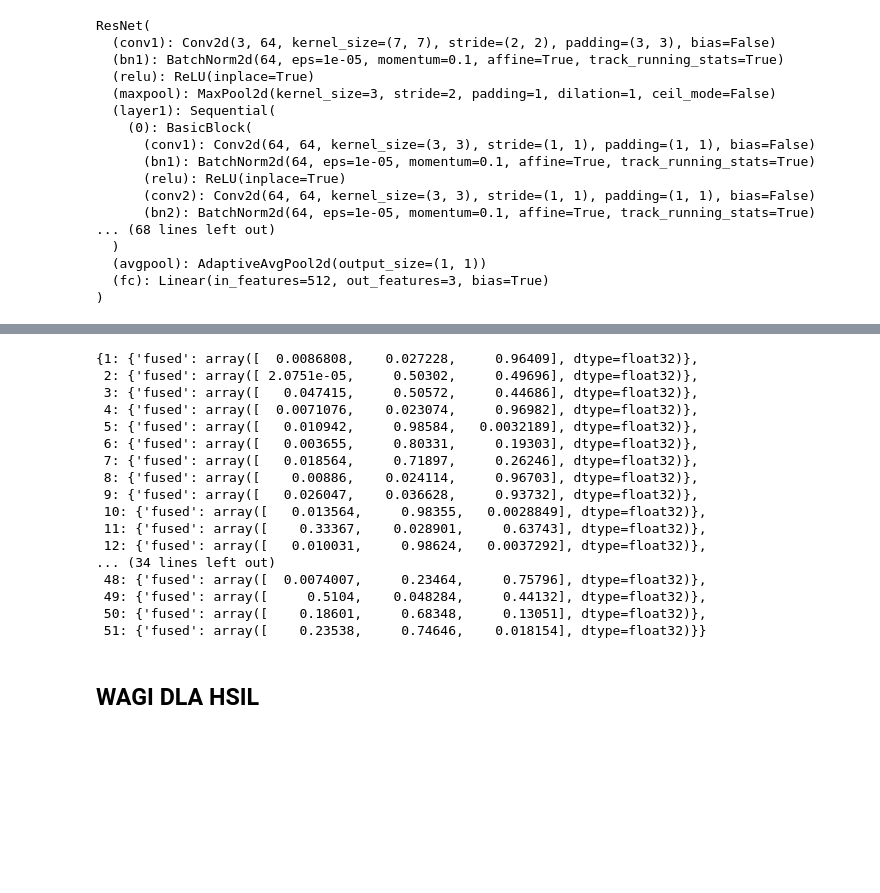
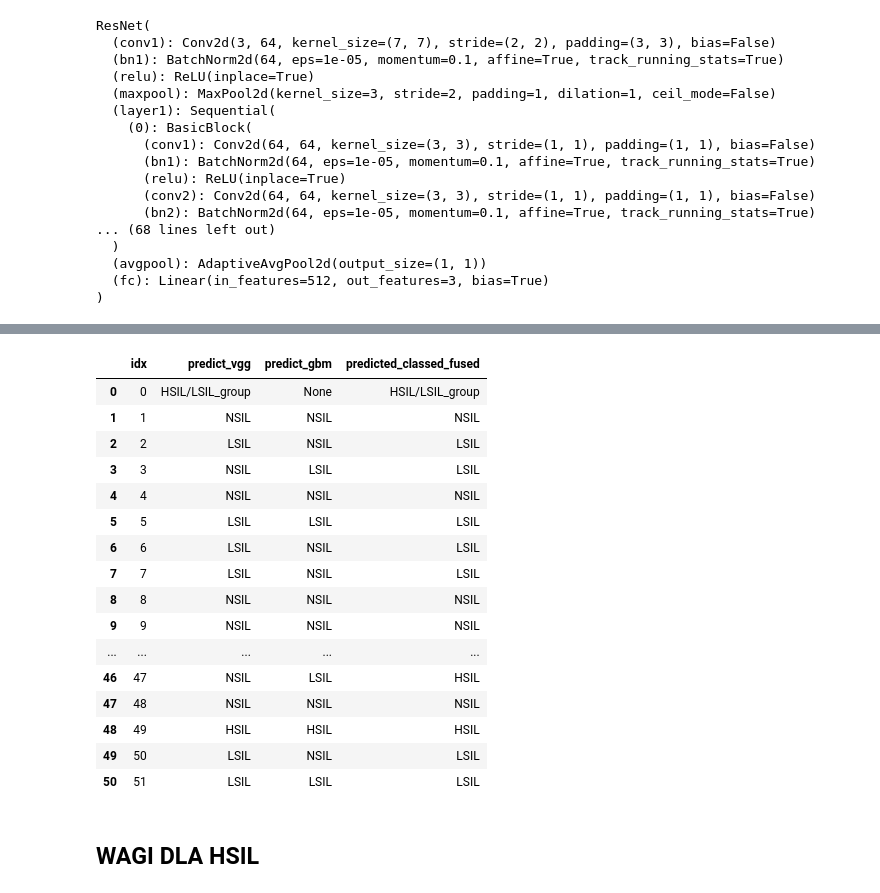
Before and after one commit to aleksandra0014/system-analizy-cytologicznej, a Jupyter notebook: test_mean-vector.ipynb, the cells around one changed output, grey strips where cells are left out. Cells and saved outputs as stored; diff of their text form; code cells hidden in the pictures; blank space fills up the shorter version.

Commit message:
probs in overall slide class

```diff
--- a/test_mean-vector.ipynb
+++ b/test_mean-vector.ipynb
@@ -206,24 +210,24 @@ Speed: 3.5ms preprocess, 82.4ms inference, 1.3ms postprocess per image at shape
 Pominięto komórkę 38 - wszystkie features równe 0
 # %%
-probs
+df_preds
 # %% [output]
-{1: {'fused': array([  0.0086808,    0.027228,     0.96409], dtype=float32)},
- 2: {'fused': array([ 2.0751e-05,     0.50302,     0.49696], dtype=float32)},
- 3: {'fused': array([   0.047415,     0.50572,     0.44686], dtype=float32)},
- 4: {'fused': array([  0.0071076,    0.023074,     0.96982], dtype=float32)},
- 5: {'fused': array([   0.010942,     0.98584,   0.0032189], dtype=float32)},
- 6: {'fused': array([   0.003655,     0.80331,     0.19303], dtype=float32)},
- 7: {'fused': array([   0.018564,     0.71897,     0.26246], dtype=float32)},
- 8: {'fused': array([    0.00886,    0.024114,     0.96703], dtype=float32)},
- 9: {'fused': array([   0.026047,    0.036628,     0.93732], dtype=float32)},
- 10: {'fused': array([   0.013564,     0.98355,   0.0028849], dtype=float32)},
- 11: {'fused': array([    0.33367,    0.028901,     0.63743], dtype=float32)},
- 12: {'fused': array([   0.010031,     0.98624,   0.0037292], dtype=float32)},
-... (34 lines left out)
- 48: {'fused': array([  0.0074007,     0.23464,     0.75796], dtype=float32)},
- 49: {'fused': array([     0.5104,    0.048284,     0.44132], dtype=float32)},
- 50: {'fused': array([    0.18601,     0.68348,     0.13051], dtype=float32)},
- 51: {'fused': array([    0.23538,     0.74646,    0.018154], dtype=float32)}}
+|  | idx | predict_vgg | predict_gbm | predicted_classed_fused |
+| 0 | 0 | HSIL/LSIL_group | None | HSIL/LSIL_group |
+| 1 | 1 | NSIL | NSIL | NSIL |
+| 2 | 2 | LSIL | NSIL | LSIL |
+| 3 | 3 | NSIL | LSIL | LSIL |
+| 4 | 4 | NSIL | NSIL | NSIL |
+| 5 | 5 | LSIL | LSIL | LSIL |
+| 6 | 6 | LSIL | NSIL | LSIL |
+| 7 | 7 | LSIL | NSIL | LSIL |
+| 8 | 8 | NSIL | NSIL | NSIL |
+| 9 | 9 | NSIL | NSIL | NSIL |
+| ... | ... | ... | ... | ... |
+| 46 | 47 | NSIL | LSIL | HSIL |
+| 47 | 48 | NSIL | NSIL | NSIL |
+| 48 | 49 | HSIL | HSIL | HSIL |
+| 49 | 50 | LSIL | NSIL | LSIL |
+| 50 | 51 | LSIL | LSIL | LSIL |
 # %% [markdown]
 ## WAGI DLA HSIL
 # %%
```
Also changed, not shown: parts of 22 cells of this notebook, 27 other files.
